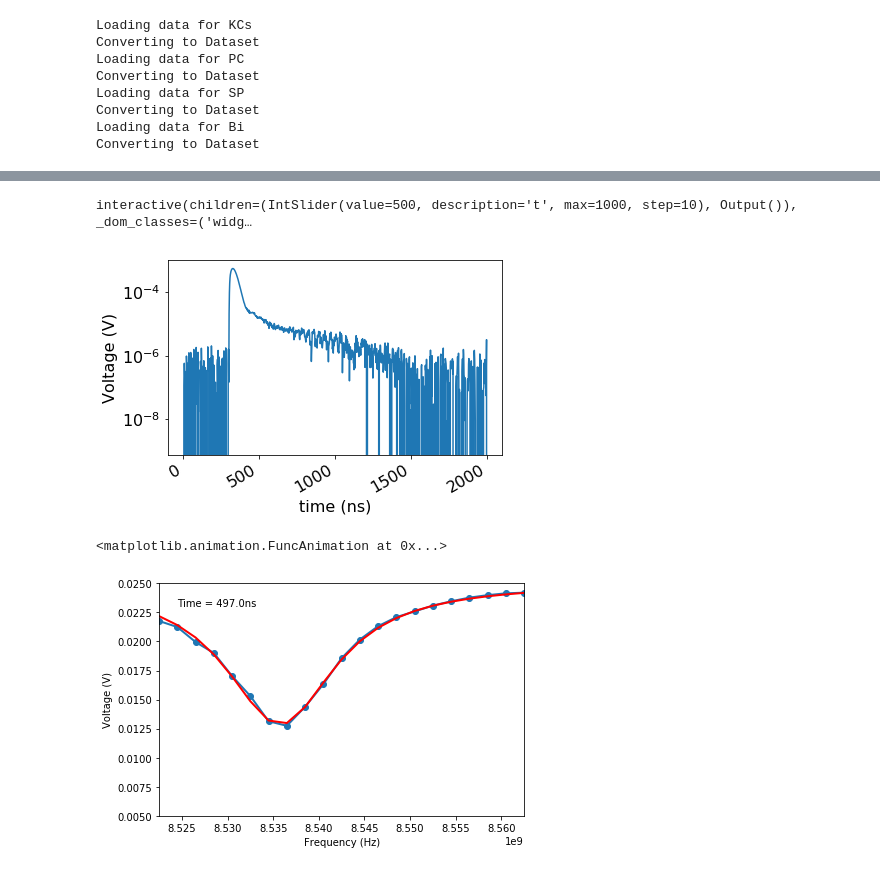
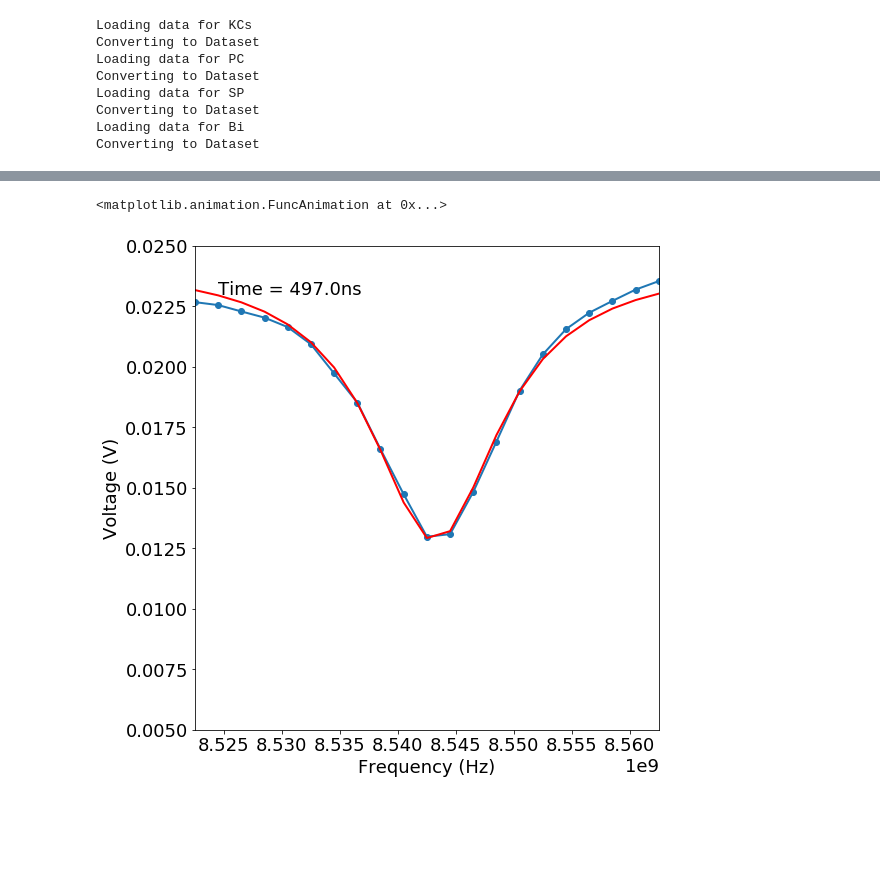
Before and after one commit to aspitarl/TRMC, a Jupyter notebook: FreqFluence.ipynb, the cells around one changed output, grey strips where cells are left out. Cells and saved outputs as stored; diff of their text form; code cells hidden in the pictures; blank space fills up the shorter version.

```diff
--- a/FreqFluence.ipynb
+++ b/FreqFluence.ipynb
@@ -218,5 +264,5 @@ fig.tight_layout()
 # %%
-data = da_dv.sel(sample = 'KCs', direction = 'U').dropna(dim = 'fluence', how = 'all').isel(fluence = -1).dropna(dim = 'freq', how = 'all')
+data = da_dv.sel(sample = 'PC', direction = 'U').dropna(dim = 'fluence', how = 'all').isel(fluence = -1).dropna(dim = 'freq', how = 'all')
 data.plot()
 # %% [output]
 <matplotlib.collections.QuadMesh at 0x...>
@@ -295,5 +335,4 @@ Coordinates:
 # %%
-
 v0s = da_sw.sel(tc = '_',time = 0).dropna(dim = 'freq')
 v0_fits = v0s.copy()
 
@@ -318,5 +357,8 @@ for samp in v0s.indexes['sample']:
     v0s_i.loc[samp].plot(marker = 'o')
     v0_fits.loc[samp].plot(color = 'b')
 
+    for i, p in enumerate(ds_p0.data_vars):
+        ds_p0[p].loc[samp] = v0_p[i]
+
 #     v0_p = pd.Series(v0_p,index = p_labels)
 # %% [output]
@@ -341,26 +405,0 @@ plt.plot(vs.indexes['freq'],vs, marker = 'o')
-# %%
-# params = pd.DataFrame(index = s2_red.index.levels[0], columns = p_labels)
-# v0.index = dvs.index.levels[1]
-
-for i, time in enumerate(s2_red.index.levels[0]):
-    dv = s2_red.loc[time]
-    dvs.loc[time, :] =dv.values
-
-    vs = v0 + dv
-    vss.loc[time, :] =vs.values
-
-#     epsilon = v0_p[-1]/100
-#     p0 = [v0_p[-3],v0_p[-2],v0_p[-1]]
-#     bounds = ([-np.inf,-np.inf,v0_p[-1] -epsilon ],[np.inf,np.inf,v0_p[-1] +epsilon])
-
-    p0 = v0_p
-
-    vs_fit, vs_p, vs_sl = fitsweep(vs, p0, bounds, window, fittype= fittype, p_labels= p_labels)
-    vs_p = pd.Series(vs_p,index = p_labels)
-
-    vs_fit = vs_fit(vs.index)
-#     vs_fit = pd.Series(vs_fit(vs.index[vs_sl]), index = vs.index[vs_sl])
-
-    fits.loc[time, :] =vs_fit
-
-    params.loc[time] = vs_p
@@ -419,42 +420,19 @@ def vsplot_int(dvs, vss = None, fits = None, v0 = None, v0_fit = None):
-# %%
-f = vsplot_int(dvs, vss = vss, fits = None, v0 = v0, v0_fit = None)
-
-interact(f,t = (0, 1000,10));
-# interact_manual(f,t=widgets.FloatSlider(min=0, max=1000, step = 10));
-# %% [output]
-interactive(children=(IntSlider(value=500, description='t', max=1000, step=10), Output()), _dom_classes=('widg…
-# %%
-fr = dvs.swaplevel(0,1).sort_index()
-# fr.index = fr.index.drop_duplicates()
-set(fr.index.get_level_values(0))
-fig, ax = plt.subplots()
-
-
-expf = exp_formatter(-9)
-ax.yaxis.set_major_formatter(FuncFormatter(expf.format_func))
-ax.plot(fr[8536500000.0].index*1e9,fr[8536500000.0])
-ax.set_yscale('log')
-ax.set_xlabel('time (ns)')
-ax.set_ylabel('Voltage (V)')
-fig.autofmt_xdate()
-# %% [output]
-[figure, removed]
 # %%
 # First set up the figure, the axis, and the plot element we want to animate
 
 timesel1 = 250e-9
 timesel2 = 500e-9
 
-fittimes = fits.index.levels[0]
+fittimes = fits.indexes['time']
 
 idx1 = abs(fittimes - timesel1).argmin()
 idx2 = abs(fittimes - timesel2).argmin()
 
-RawData_Frames = vss.loc[fittimes[idx1]:fittimes[idx2], :]
-RawData_Frames_fit = fits.loc[fittimes[idx1]:fittimes[idx2], :]
+RawData_Frames = vss.loc[:,fittimes[idx1]:fittimes[idx2]]
+RawData_Frames_fit = fits.loc[:,fittimes[idx1]:fittimes[idx2]]
 timeindex = fittimes[idx1:idx2]
 interval = 50
-xs = fits.index.levels[1]
+xs = fits.indexes['freq']
 
 fig = plt.figure()
 ax = plt.axes(xlim=(xs[0], xs[-1]), ylim = (0.005,0.025))
@@ -469,33 +447,33 @@ fig.tight_layout()
 
 # initialization function: plot the background of each frame
 def init():
     line.set_data([], [])
     line_fit.set_data([], [])
     time_text.set_text('')
     ax.set_ylabel("Voltage (V)")
     ax.set_xlabel("Frequency (Hz)")
     return line,line_fit
 
 # animation function.  This is called sequentially
 def animate(i):
-    line.set_data(xs, RawData_Frames.loc[timeindex[i]])
-    line_fit.set_data(xs, RawData_Frames_fit.loc[timeindex[i]])
+    line.set_data(xs, RawData_Frames.loc[:,timeindex[i]])
+    line_fit.set_data(xs, RawData_Frames_fit.loc[:,timeindex[i]])
     time_text.set_text(time_template % int(timeindex[i]*1e9))
     return line, time_text
 
 
 
 # call the animator.  blit=True means only re-draw the parts that have changed.
 anim = animation.FuncAnimation(fig, animate, init_func=init,
                                frames=len(timeindex), interval = interval, blit=True)
 
 
 # TML(anim.to_html5_video())
 
 # equivalent to rcParams['animation.html'] = 'html5'
 rc('animation', html='html5')
 
 anim
 # %% [output]
 <matplotlib.animation.FuncAnimation at 0x...>
-[figure, old version]
+[figure, new version]
```
Also changed, not shown: parts of 21 cells of this notebook.
